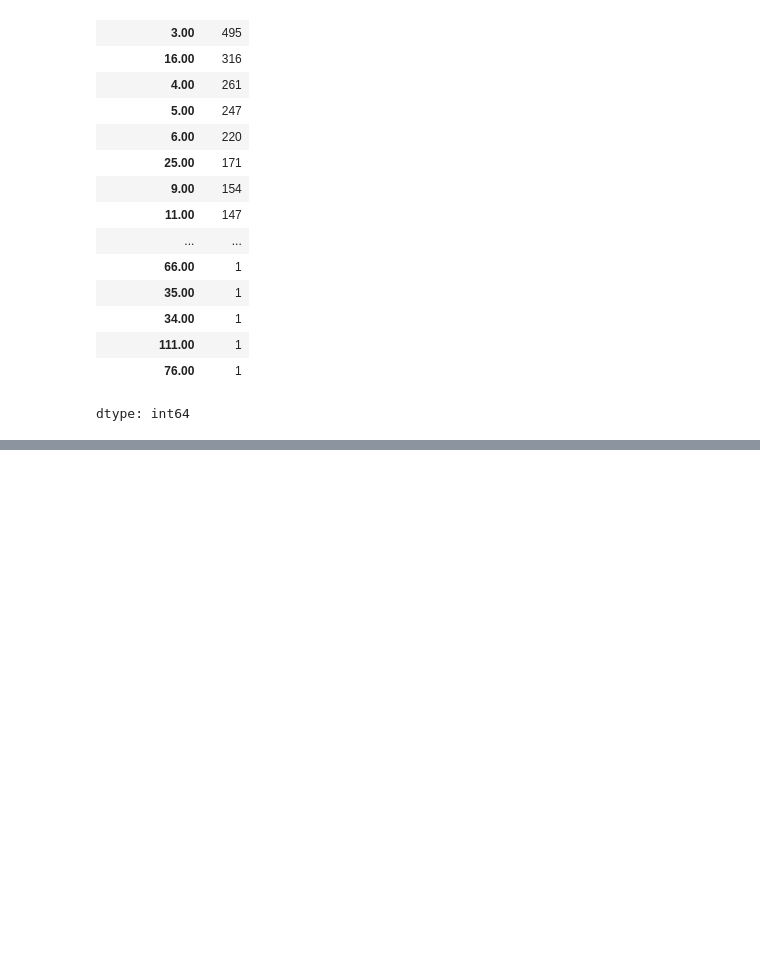
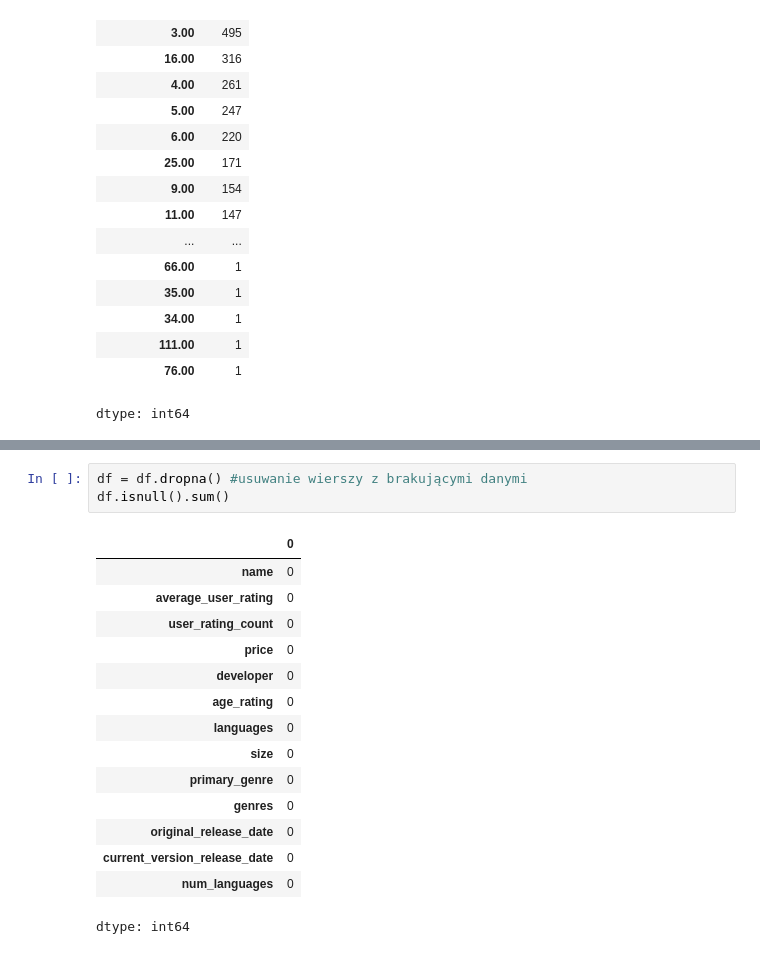
Before and after one commit to rafpank/Colab, a Jupyter notebook: data_science_bootcamp /wprowadzenie/05_appstore_data.ipynb, the cells around one changed output, grey strips where cells are left out. Saved outputs shown, nothing was run; the diff lists cells and outputs as text; blank space fills up the shorter version.

```diff
--- a/data_science_bootcamp /wprowadzenie/05_appstore_data.ipynb
+++ b/data_science_bootcamp /wprowadzenie/05_appstore_data.ipynb
@@ -457,0 +549,19 @@ dtype: int64
+# %%
+df = df.dropna() #usuwanie wierszy z brakującymi danymi
+df.isnull().sum()
+# %% [output]
+|  | 0 |
+| name | 0 |
+| average_user_rating | 0 |
+| user_rating_count | 0 |
+| price | 0 |
+| developer | 0 |
+| age_rating | 0 |
+| languages | 0 |
+| size | 0 |
+| primary_genre | 0 |
+| genres | 0 |
+| original_release_date | 0 |
+| current_version_release_date | 0 |
+| num_languages | 0 |
+dtype: int64
```
Also changed, not shown: parts of 7 cells of this notebook.
